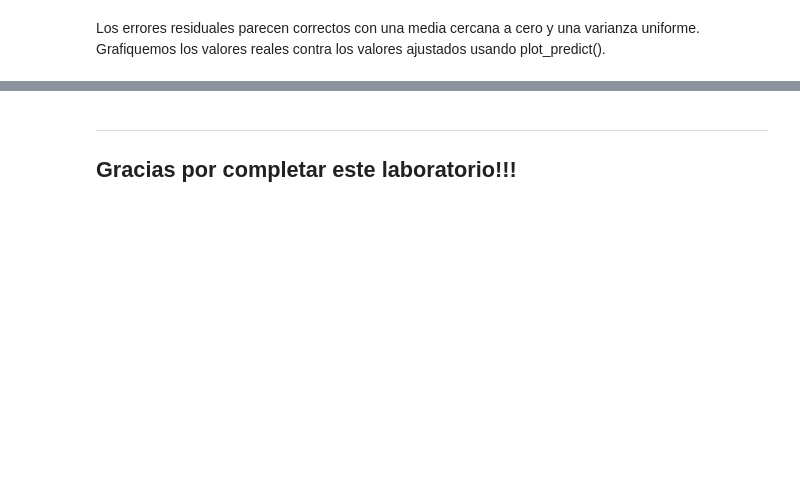
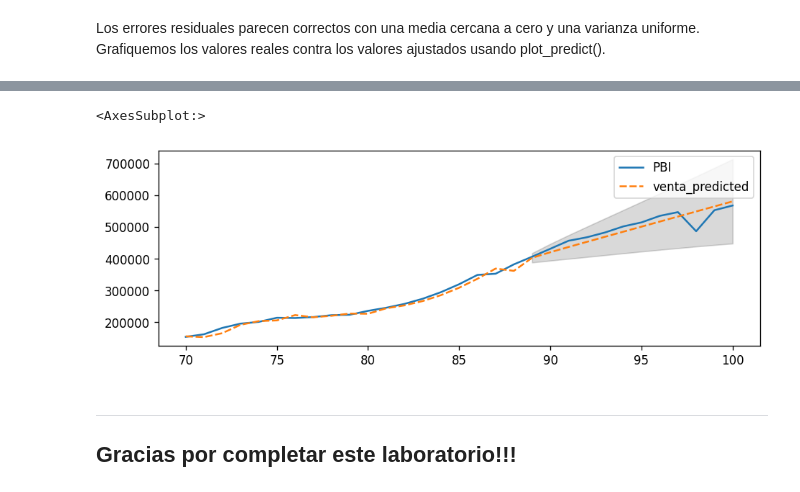
Before and after one commit to JCaballerot/Machine-Learning-Program, a Jupyter notebook: Supervised_models/Time_series_forecasting/modelos_arima.ipynb, the cells around one changed output, grey strips where cells are left out. Saved outputs shown, nothing was run; the diff lists cells and outputs as text; code cells hidden in the pictures; blank space fills up the shorter version.

```diff
--- a/Supervised_models/Time_series_forecasting/modelos_arima.ipynb
+++ b/Supervised_models/Time_series_forecasting/modelos_arima.ipynb
@@ -353,7 +444,10 @@ full_results
 # %%
 plt.fill_between(full_results.index, full_results.mean_ci_lower, full_results.mean_ci_upper,
                  color='k', alpha=.15)
-sns.lineplot(data = data_res[[target, 'venta_predicted']][80:])
+sns.lineplot(data = data_res[[target, 'venta_predicted']][70:])
+# %% [output]
+<AxesSubplot:>
+[figure, added]
 # %% [markdown]
 ---
 Gracias por completar este laboratorio!!!
```
Also changed, not shown: parts of 17 cells of this notebook.
